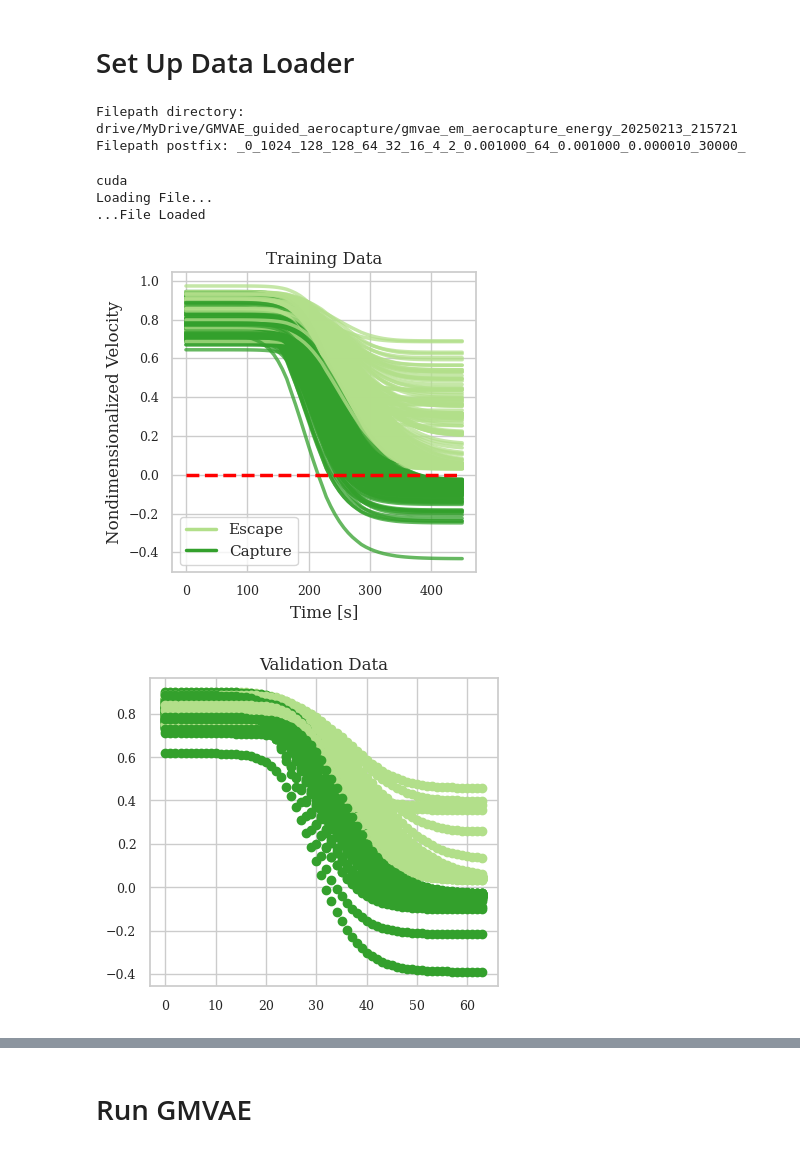
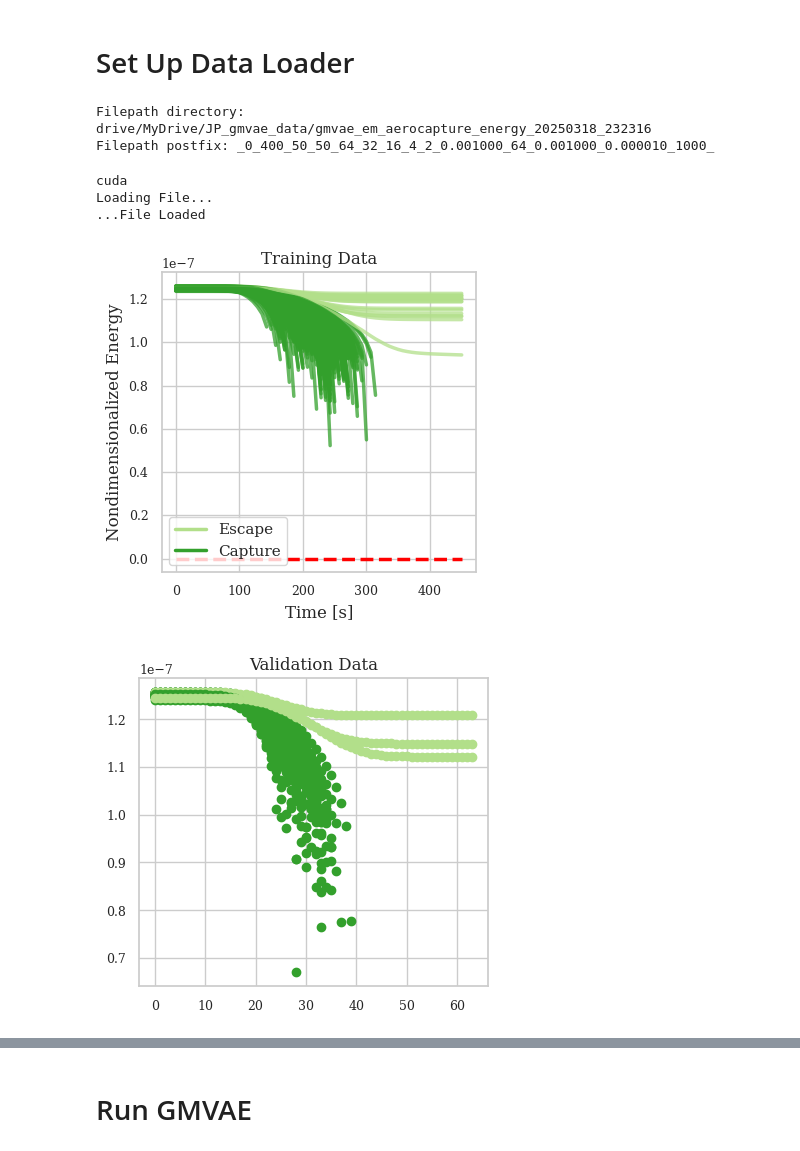
Before and after one commit to gcalkins64/pipag_training, a Jupyter notebook: JP_gmvae_aerocapture_energy.ipynb, the cells around one changed output, grey strips where cells are left out. Cells and saved outputs as stored; diff of their text form; code cells hidden in the pictures.

Commit message:
Tried training with log(energy) - bad

```diff
--- a/JP_gmvae_aerocapture_energy.ipynb
+++ b/JP_gmvae_aerocapture_energy.ipynb
@@ -418,20 +401,20 @@ drive.mount('/content/drive')
 Mounted at /content/drive
 # %%
 r = 0
-n_train = 1024
-n_val = 128
-n_test = 128
+# n_train = 1024
+# n_val = 128
+# n_test = 128
 # For testing small batches of data
-# n_train = 800
-# n_val = 100
-# n_test = 100
+n_train = 400
+n_val = 50
+n_test = 50
 hd1 = 64
 hd2 = 32
 hd3 = 16
 latent_dim = 4
 n_clusters = 2
 lr = 1e-3
-n_epochs = 30_000 # 30_000
+n_epochs = 1_000 # 30_000
 batch_size = 64
 em_reg = 1e-6
 decoder_var = 1e-5
@@ -475,18 +458,18 @@ postfix = '_{0:d}_{1:d}_{2:d}_{3:d}_{4:d}_{5:d}_{6:d}_{7:d}_{8:d}_{9:f}_{10:d}_{
           r, n_train, n_val, n_test, hd1, hd2, hd3, latent_dim, n_clusters, lr, batch_size, em_reg * 1e3, decoder_var, n_epochs)
 print("Filepath postfix: " + postfix)
 # %% [output]
-Filepath directory: drive/MyDrive/GMVAE_guided_aerocapture/gmvae_em_aerocapture_energy_20250213_215721
-Filepath postfix: _0_1024_128_128_64_32_16_4_2_0.001000_64_0.001000_0.000010_30000_
+Filepath directory: drive/MyDrive/JP_gmvae_data/gmvae_em_aerocapture_energy_20250318_232316
+Filepath postfix: _0_400_50_50_64_32_16_4_2_0.001000_64_0.001000_0.000010_1000_
 # %%
 # data = 'jens_vel_data_correct_clusters'
 # data = 'jens_shorter_data'
-data = 'neptune_GMVAE_training_5000_data_energy_'
+data = 'neptune_UOP_training_data_2500_scaled_downsampled_log_energy'
 data_dir = os.path.join("drive", "MyDrive", "JP_gmvae_data", f"{data}.json")
 # data_dir = f'{data}.pkl'
 
 data_module = AerocaptureDataModuleCUDA(data_dir=data_dir, n_train=n_train, n_val=n_val, n_test=n_test,
                                   train_batch=batch_size, val_batch=batch_size, test_batch=batch_size,
-                                  num_workers=0, downsampleNum=downsampleNum)
+                                  num_workers=0)
 
 data_module.setup("fit")
 
@@ -505,33 +488,33 @@ fig, ax = plt.subplots(figsize=(4, 4))
 for j in range(n_train):
     # print(len(train_loader.dataset[j][0].cpu()))
     ax.plot(ts_plot, train_loader.dataset[j][0].cpu(), color=label_colors[train_loader.dataset[j][1].cpu()], alpha=0.75)
 
 eline = mlines.Line2D([], [], color='C2', label='Escape')
 cline = mlines.Line2D([], [], color='C3', label='Capture')
 plt.legend(handles=[eline, cline])
 plt.hlines(0, 0, ts_plot[-1], colors='r', linestyles='dashed')
 plt.xlabel("Time [s]")
-plt.ylabel("Nondimensionalized Velocity")
+plt.ylabel("Nondimensionalized Energy")
 plt.title("Training Data")
 plt.tight_layout()
 fig.savefig(os.path.join(dirname, 'train_data'+postfix+'.png'), dpi=dpi)
 
 fig, ax = plt.subplots(figsize=(4.5, 4))
 for j in range(n_val):
     ax.scatter(np.arange(downsampleNum), val_loader.dataset[j][0].cpu(), color=label_colors[val_loader.dataset[j][1].cpu()])
 plt.title("Validation Data")
 fig.savefig(os.path.join(dirname, 'val_data'+postfix+'.png'), dpi=dpi)
 
 fig, ax = plt.subplots(figsize=(4.5, 4))
 for j in range(n_test):
     ax.scatter(np.arange(downsampleNum), test_loader.dataset[j][0].cpu(), color=label_colors[test_loader.dataset[j][1].cpu()])
 plt.title("Test Data")
 fig.savefig(os.path.join(dirname, 'test_data'+postfix+'.png'), dpi=dpi)
 
 # Print number of capture / escape in each training set TODO
 # %% [output]
 cuda
 Loading File...
 ...File Loaded
-[figure, old version]
+[figure, new version]
-[figure, old version]
+[figure, new version]
```
Also changed, not shown: parts of 7 cells of this notebook.
